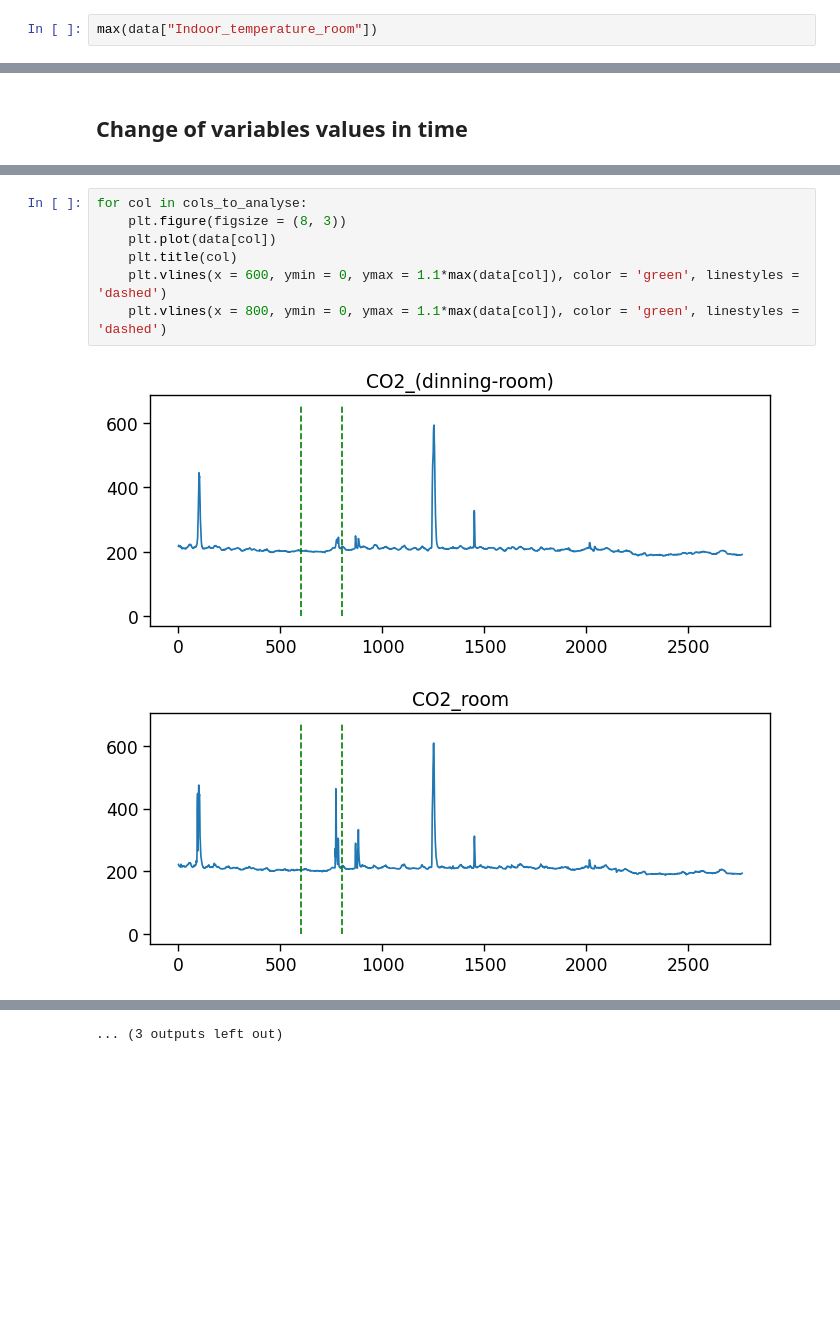
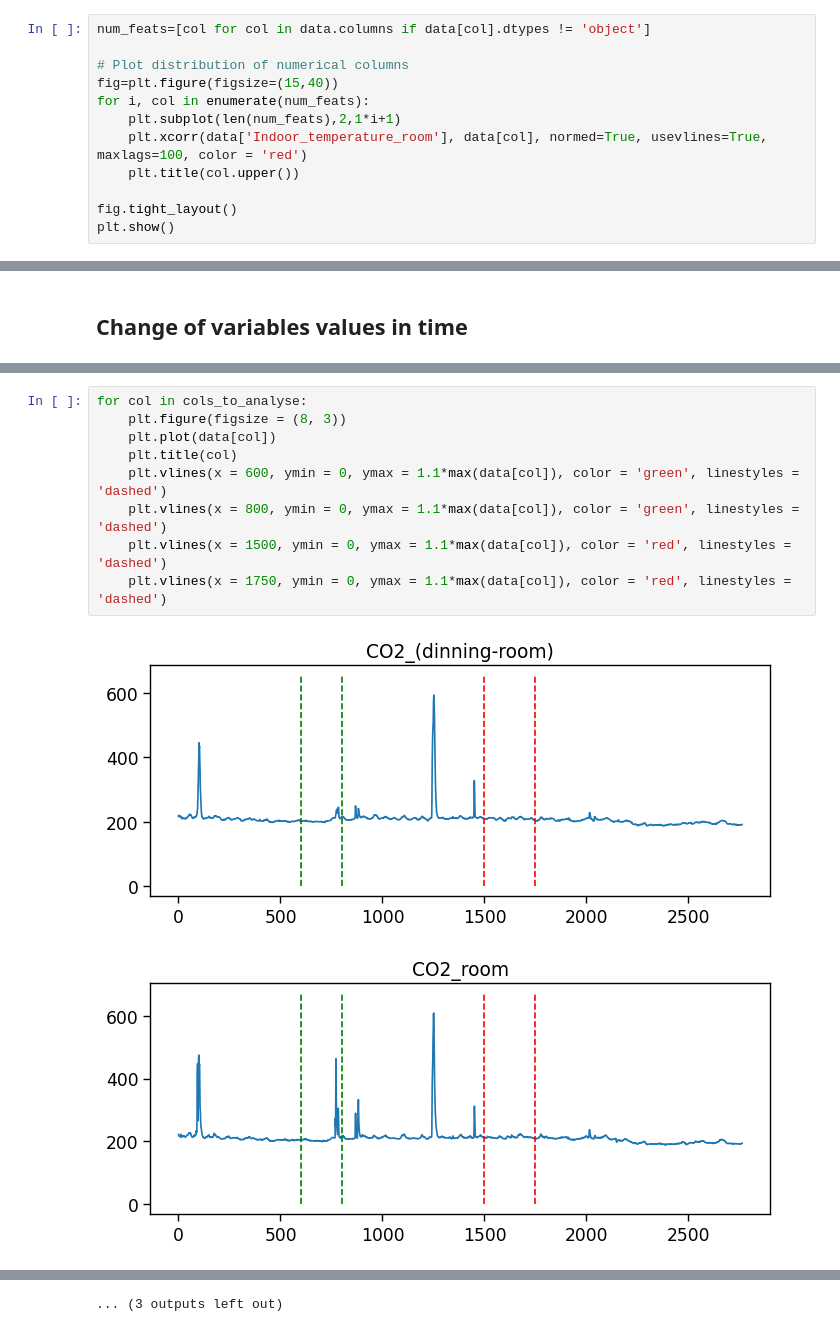
Before and after one commit to Average-Golem-Enjoyers/bitehack2023, a Jupyter notebook: EDA/EDA.ipynb, the cells around one changed output, grey strips where cells are left out. Cells and saved outputs as stored; diff of their text form; blank space fills up the shorter version.

```diff
--- a/EDA/EDA.ipynb
+++ b/EDA/EDA.ipynb
@@ -192,3 +197,13 @@ plt.show()
 # %%
-max(data["Indoor_temperature_room"])
+num_feats=[col for col in data.columns if data[col].dtypes != 'object']
+
+# Plot distribution of numerical columns
+fig=plt.figure(figsize=(15,40))
+for i, col in enumerate(num_feats):
+    plt.subplot(len(num_feats),2,1*i+1)
+    plt.xcorr(data['Indoor_temperature_room'], data[col], normed=True, usevlines=True, maxlags=100, color = 'red')
+    plt.title(col.upper())
+
+fig.tight_layout()
+plt.show()
 # %% [output]
@@ -221,10 +215,12 @@ Name: 800, dtype: object
 # %%
 for col in cols_to_analyse:
     plt.figure(figsize = (8, 3))
     plt.plot(data[col])
     plt.title(col)
     plt.vlines(x = 600, ymin = 0, ymax = 1.1*max(data[col]), color = 'green', linestyles = 'dashed')
     plt.vlines(x = 800, ymin = 0, ymax = 1.1*max(data[col]), color = 'green', linestyles = 'dashed')
+    plt.vlines(x = 1500, ymin = 0, ymax = 1.1*max(data[col]), color = 'red', linestyles = 'dashed')
+    plt.vlines(x = 1750, ymin = 0, ymax = 1.1*max(data[col]), color = 'red', linestyles = 'dashed')
 # %% [output]
-[figure, old version]
+[figure, new version]
-[figure, old version]
+[figure, new version]
```
Also changed, not shown: parts of 26 cells of this notebook.
